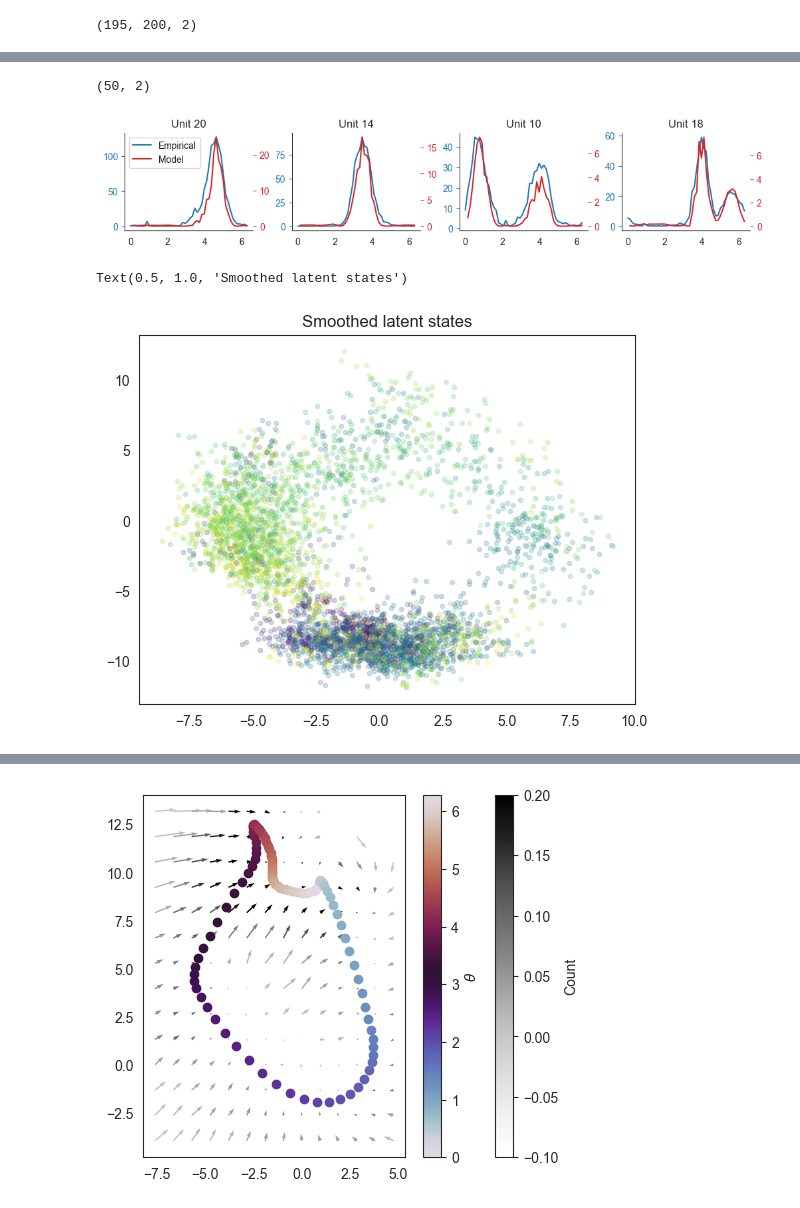
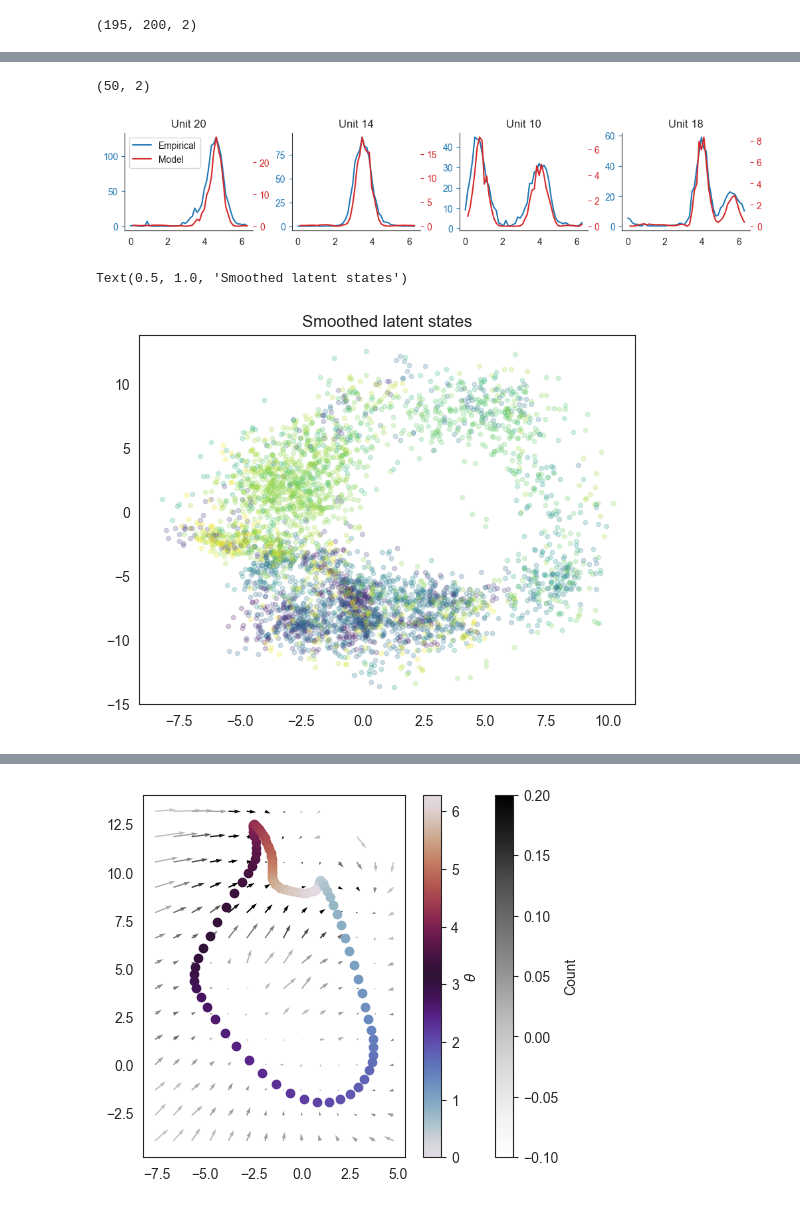
Before and after one commit to neurostatslab/clds, a Jupyter notebook: notebooks/HD_mouse_joint.ipynb, the cells around one changed output, grey strips where cells are left out. Cells and saved outputs as stored; diff of their text form; code cells hidden in the pictures.

```diff
--- a/notebooks/HD_mouse_joint.ipynb
+++ b/notebooks/HD_mouse_joint.ipynb
@@ -183,18 +183,17 @@ t_period = trial_time_length + 6 * _kappa
 T2_basis_funcs = utils.Tm_basis(5, M_conditions=2, sigma=_sigma, kappa=_kappa, period=jnp.array([t_period, c_period]))
 T1_basis_funcs = utils.T1_basis(5, _sigma, _kappa, c_period)
 
-A_prior = WeightSpaceGaussianProcess(T1_basis_funcs, output_dim=latent_dim, input_dim=latent_dim)
+A_prior = WeightSpaceGaussianProcess(T1_basis_funcs, output_dim=latent_dim, input_dim=latent_dim, include_bias=True)
 b_prior = WeightSpaceGaussianProcess(T1_basis_funcs, output_dim=latent_dim, input_dim=1)
 m0_prior = WeightSpaceGaussianProcess(T1_basis_funcs, output_dim=latent_dim, input_dim=1)
-C_prior = WeightSpaceGaussianProcess(T1_basis_funcs, output_dim=n_neurons, input_dim=latent_dim)
+C_prior = WeightSpaceGaussianProcess(T1_basis_funcs, output_dim=n_neurons, input_dim=latent_dim, include_bias=False)
 model = CLDS2(
-    wgps={
-        'A': A_prior,
-        'b': b_prior,
-        'C': C_prior,
-        'm0': m0_prior,
+    priors={
+        'dynamics': A_prior,
+        'emissions': C_prior,
+        'init': m0_prior,
         },
-    latent_dim=latent_dim,
+    state_dim=latent_dim,
     emission_dim=n_neurons,
     )
 
@@ -241,22 +240,22 @@ def ring_weights(kappa, sigma):
 # %%
 num_timesteps = Y.shape[1]
 
-ring_wA_weights, ring_wb_weights = ring_weights(_kappa, _sigma)
+# ring_wA_weights, ring_wb_weights = ring_weights(_kappa, _sigma)
 
 # Initialize
 seed = 2 # use 0 for plotting
 A_key, b_key, C_key, m0_key = jxr.split(jxr.PRNGKey(seed), 4)
-initial_params = ParamsCLDS(
-    dynamics_gp_weights =  A_prior.sample_weights(A_key),# ring_wA_weights,
-    Q = jnp.eye(latent_dim),
-    R = jnp.eye(n_neurons),
-    m0 = jnp.zeros(latent_dim),
-    m0_gp_weights = m0_prior.sample_weights(m0_key),
-    S0 = jnp.eye(latent_dim),
-    emissions_gp_weights = C_prior.sample_weights(C_key),
-    bias_gp_weights = b_prior.sample_weights(b_key),
-    Cs = jnp.tile(jxr.normal(C_key, (n_neurons, latent_dim)), (num_timesteps, 1, 1)), #C_prior.sample(C_key, U[0]), #jnp.tile(jxr.normal(C_key, (n_neurons, latent_dim)), (num_timesteps, 1, 1)), #C_prior.sample(C_key, U[0]),
-    bs = None, #jnp.zeros((num_timesteps-1, latent_dim)),# None, #b_prior.sample(b_key, U[0]).squeeze(), #jnp.zeros((num_timesteps-1, latent_dim)), #b_prior.sample(b_key, conditions).squeeze(),
+Ab_weights = A_prior.sample_weights(A_key)  # ring_wA_weights,
+initial_params = ParamsCLDS2(
+    dynamics_matrix =  Ab_weights[:, :, :-1],# ring_wA_weights,
+    dynamics_cov = jnp.eye(latent_dim),
+    emissions_cov = jnp.eye(n_neurons),
+    #  = jnp.zeros(latent_dim),
+    init_mean = m0_prior.sample_weights(m0_key),
+    init_cov = jnp.eye(latent_dim),
+    emissions_matrix = C_prior.sample_weights(C_key),
+    dynamics_bias = Ab_weights[:, :, -1][:, :, None],
+    emissions_bias = jnp.zeros((num_timesteps, n_neurons)),
 )
 
 # Fit model
@@ -420,10 +420,10 @@ tuning_norm_sorted = jnp.argsort(jnp.linalg.norm(tuning_curves, axis=-1))[::-1]
 
 reds = plt.get_cmap('Reds')
 
-_U, _S, _ = jnp.linalg.svd(params.Q)
+_U, _S, _ = jnp.linalg.svd(params.dynamics_cov)
 H = jnp.linalg.pinv(jnp.diag(jnp.sqrt(_S))) @ _U.T
 
-Cs = C_prior(params.emissions_gp_weights, thetas)
+Cs = C_prior(params.emissions_matrix, thetas)
 
 Cx = jnp.einsum('bni,bi->bn', Cs, mean_x_per_bin)
 
@@ -469,33 +469,33 @@ for ax in axs:
 # plt.savefig('figures/HD_tuning_curves.eps', format='eps')
 # %% [output]
 (50, 2)
-[figure, old version]
+[figure, new version]
 # %%
 # smoothed_means = jax.vmap(lambda b: model.smoother(params, Y[b], U[b])[2][0])(jnp.arange(len(Y)))
 # plt.plot(*smoothed_means.mean(0).T);
 
 # eigvals, eigvecs = jnp.linalg.eig(A_prior(params.dynamics_gp_weights, U[1]).mean(0))
 
-_U, _S, _ = jnp.linalg.svd(params.Q)
+_U, _S, _ = jnp.linalg.svd(params.dynamics_cov)
 H = jnp.linalg.pinv(jnp.diag(jnp.sqrt(_S))) @ _U.T
 
 def angle_to_color(theta):
     norm_theta = theta / (2 * jnp.pi)  # Normalize theta to [0, 1]
     return plt.cm.viridis(norm_theta)
 
 for b in range(len(Y))[:20]:
     x_hat = model.smoother(params, Y[b], U[b])[2][0]
     x_hat = jnp.einsum('ij,tj->ti', H, x_hat)
     plt.plot(*x_hat.T, '.', alpha=0.2, color=angle_to_color(U[b][0]))
 plt.title('Smoothed latent states')
     # plt.plot(U[b][:,1], x_hat[:,0], '.', alpha=0.3)
 
 # # Plot eigenvectors
 # plt.arrow(0, 0, eigvecs[0,0].real, eigvecs[0,1].real, color='r', head_width=0.1)
 # plt.arrow(0, 0, eigvecs[1,0].real, eigvecs[1,1].real, color='r', head_width=0.1)
 # %% [output]
 Text(0.5, 1.0, 'Smoothed latent states')
-[figure, old version]
+[figure, new version]
 # %%
 # plt.plot(A_prior(params.dynamics_gp_weights, U[1])[:,0]);
 # plt.plot(A_prior(params.dynamics_gp_weights, U[1])[:,1]);
```
Also changed, not shown: parts of 13 cells of this notebook, 8 other files.
